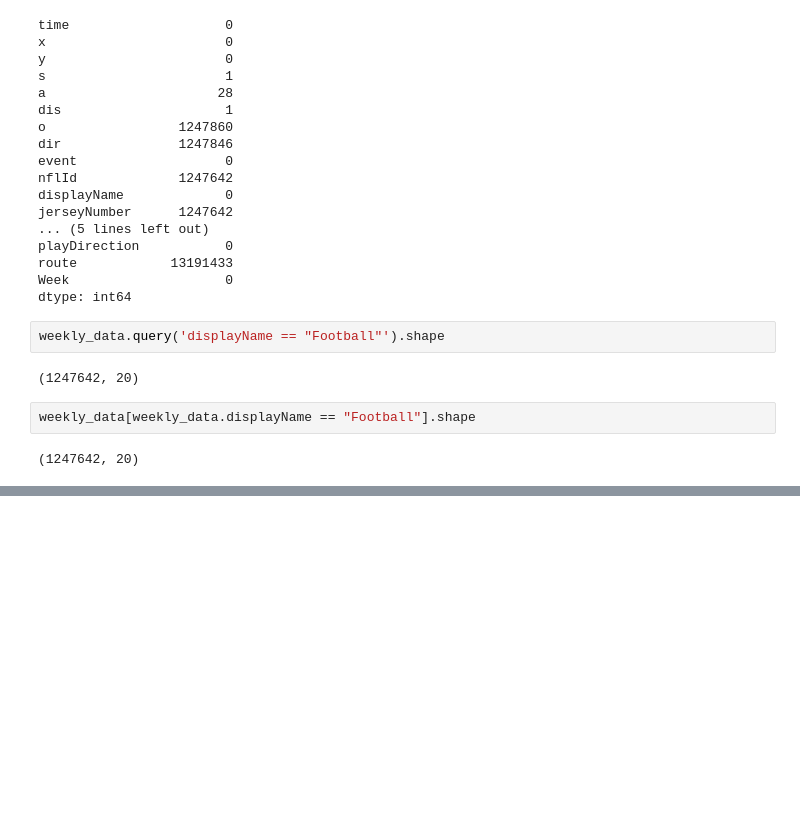
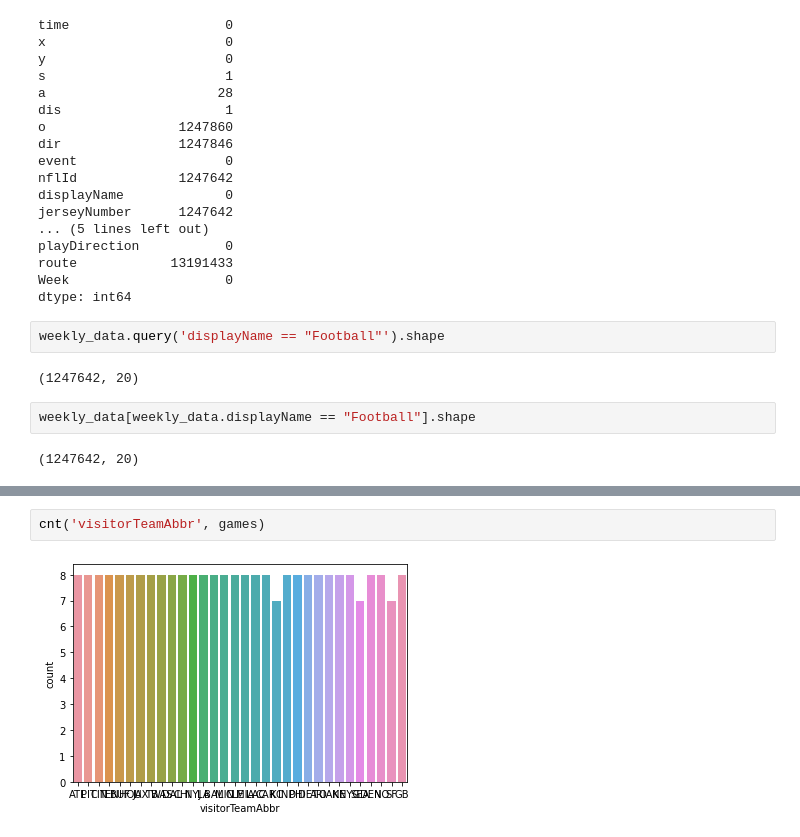
Before and after one commit to kilee722/NFL_Data_Analytics, a Jupyter notebook: nfl_big_data_bowl_2021.ipynb, the cells around one changed output, grey strips where cells are left out. Cells and saved outputs as stored; diff of their text form; blank space fills up the shorter version.

```diff
--- a/nfl_big_data_bowl_2021.ipynb
+++ b/nfl_big_data_bowl_2021.ipynb
@@ -119,0 +278,4 @@ SyntaxError: ignored
+# %%
+cnt('visitorTeamAbbr', games)
+# %% [output]
+[figure, added]
```
Also changed, not shown: parts of 84 cells of this notebook.
